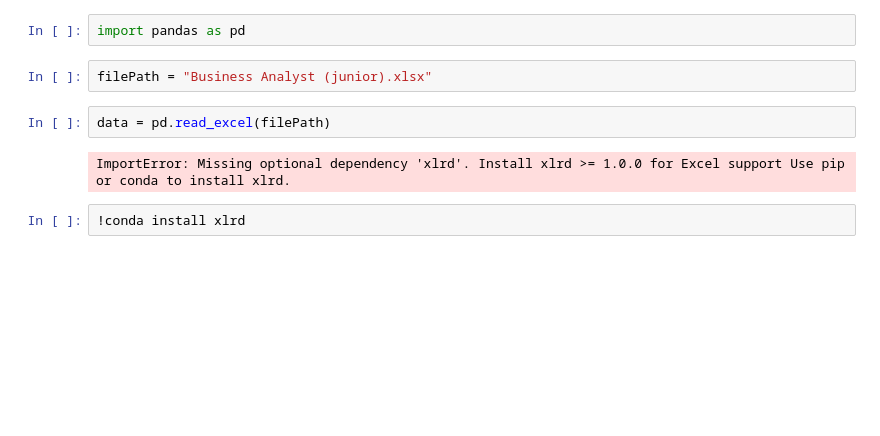
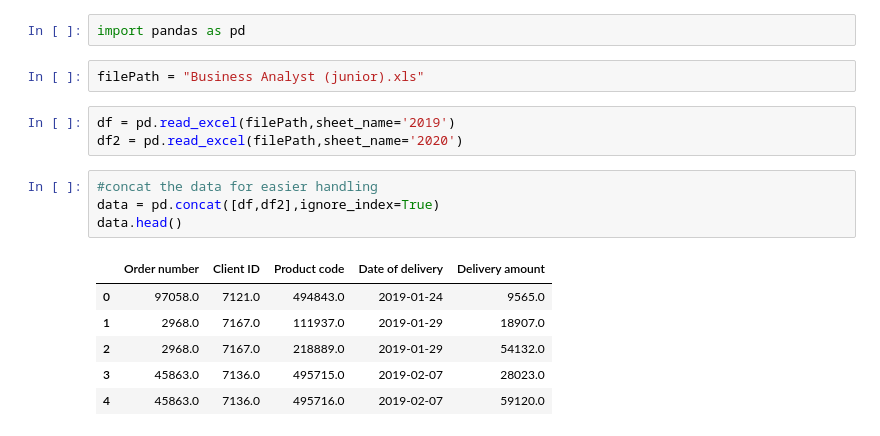
Before and after one commit to nuwbie-11/DataAnalytics101, a Jupyter notebook: business-analysis-junior/main.ipynb, the cells around one changed output. Drawn from its saved outputs; the diff is of its cells as text; blank space fills up the shorter version.

```diff
--- a/business-analysis-junior/main.ipynb
+++ b/business-analysis-junior/main.ipynb
@@ -1,10 +1,18 @@
 # %%
 import pandas as pd
 # %%
-filePath = "Business Analyst (junior).xlsx"
+filePath = "Business Analyst (junior).xls"
-# %%
-data = pd.read_excel(filePath)
-# %% [output]
-ImportError: Missing optional dependency 'xlrd'. Install xlrd >= 1.0.0 for Excel support Use pip or conda to install xlrd.
-# %%
-!conda install xlrd
+# %%
+df = pd.read_excel(filePath,sheet_name='2019')
+df2 = pd.read_excel(filePath,sheet_name='2020')
+# %%
+#concat the data for easier handling
+data = pd.concat([df,df2],ignore_index=True)
+data.head()
+# %% [output]
+|  | Order number | Client ID | Product code | Date of delivery | Delivery amount |
+| 0 | 97058.0 | 7121.0 | 494843.0 | 2019-01-24 | 9565.0 |
+| 1 | 2968.0 | 7167.0 | 111937.0 | 2019-01-29 | 18907.0 |
+| 2 | 2968.0 | 7167.0 | 218889.0 | 2019-01-29 | 54132.0 |
+| 3 | 45863.0 | 7136.0 | 495715.0 | 2019-02-07 | 28023.0 |
+| 4 | 45863.0 | 7136.0 | 495716.0 | 2019-02-07 | 59120.0 |
```
Also changed, not shown: parts of 5 cells of this notebook, 4 other files.
